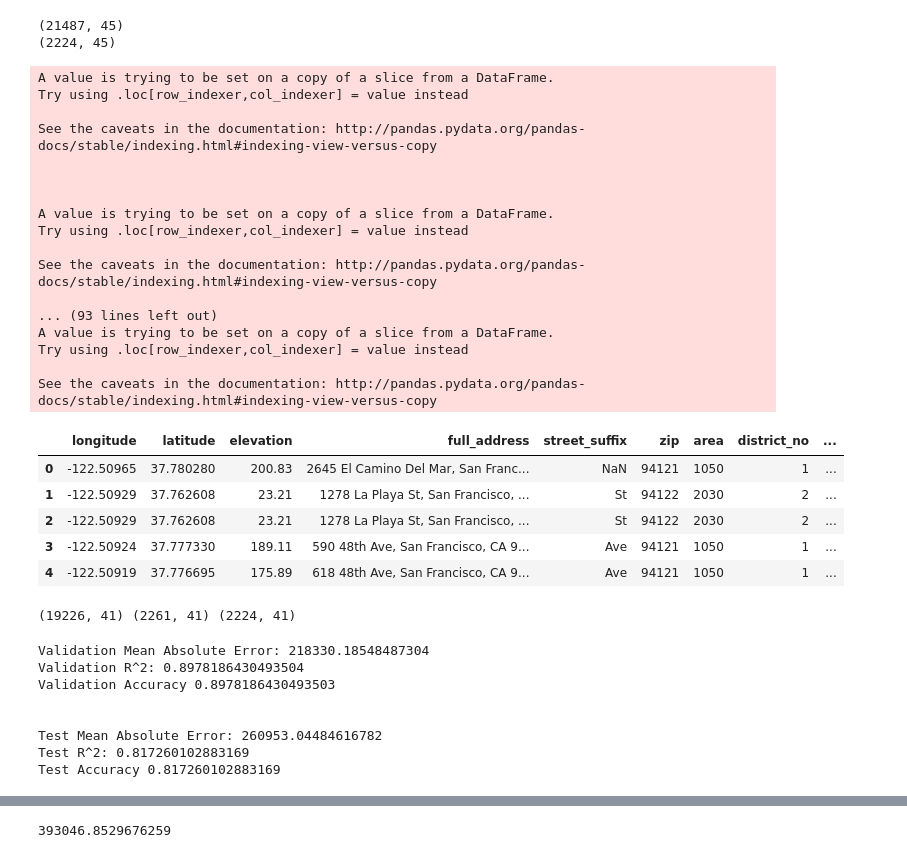
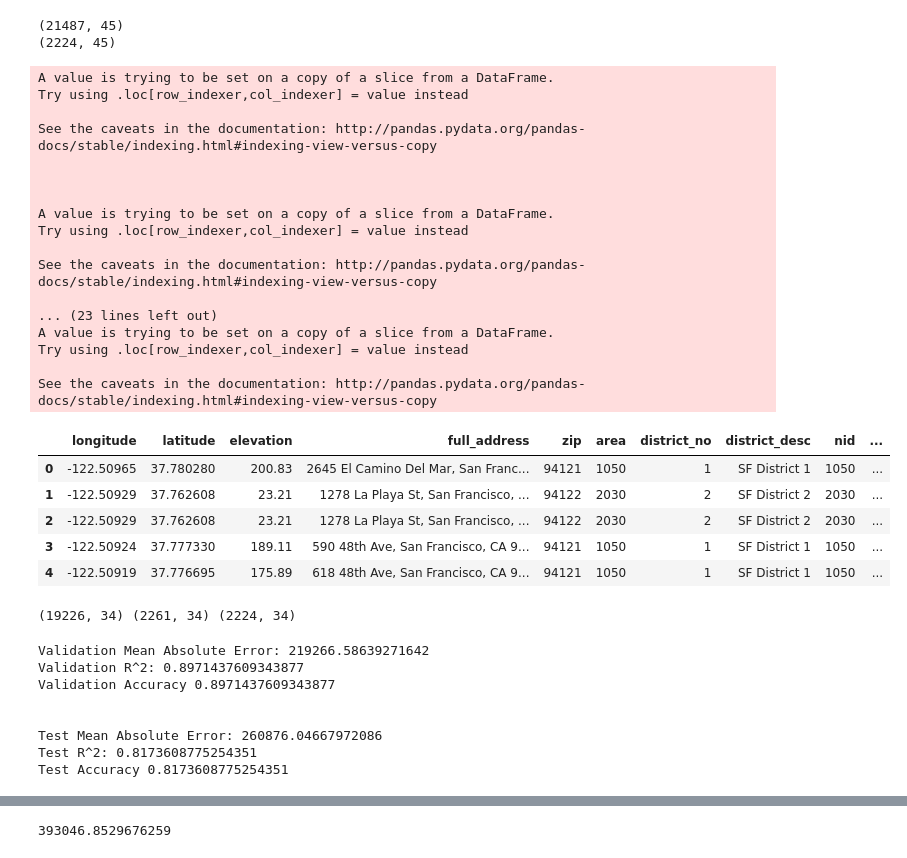
Before and after one commit to JimKing100/Jestimate, a Jupyter notebook: LR_Base.ipynb, the cells around one changed output, grey strips where cells are left out. Drawn from its saved outputs; the diff is of its cells as text; code cells hidden in the pictures.

```diff
--- a/LR_Base.ipynb
+++ b/LR_Base.ipynb
@@ -136,11 +136,6 @@ def engineer_features(X):
   temp = X[~X['elevation'].isna()].groupby(['nid'])['elevation'].mean()
   elev_dict = dict(temp)
   X['elevation'] = X.apply(lambda x: feature_calc(x['elevation'], x['nid'], elev_dict), axis=1)
-
-  # Engineer a cluster feature based on long/lat clusters
-  kmeans = KMeans(n_clusters=10, n_jobs=-1)
-  X['cluster'] = kmeans.fit_predict(X[['longitude', 'latitude']])
-  X['cluster'] = kmeans.predict(X[['longitude', 'latitude']])
 
   X['zip'] = X['zip'].astype(int)
 
@@ -199,41 +194,42 @@ def engineer_features(X):
 
   # Engineer a price_sf column
   X['price_sf'] = X['sale_price'] / X['sf']
 
   # Drop unneeded columns
-  unneeded_columns = ['sale_date', 'on_market_date', 'city', 'state', 'street_no', 'street_name']
+  unneeded_columns = ['sale_date', 'on_market_date', 'city', 'state', 'street_no', 'street_name', 'street_suffix',
+                      'day_on_market', 'month_on_market', 'year_on_market', 'day_sold', 'month_sold']
   X = X.drop(columns=unneeded_columns)
 
   return X
 
 train = engineer_features(train)
 test = engineer_features(test)
 
 train.head()
 # %% [output]
 A value is trying to be set on a copy of a slice from a DataFrame.
 Try using .loc[row_indexer,col_indexer] = value instead
 
 See the caveats in the documentation: http://pandas.pydata.org/pandas-docs/stable/indexing.html#indexing-view-versus-copy
 
 
 
 A value is trying to be set on a copy of a slice from a DataFrame.
 Try using .loc[row_indexer,col_indexer] = value instead
 
 See the caveats in the documentation: http://pandas.pydata.org/pandas-docs/stable/indexing.html#indexing-view-versus-copy
 
-... (93 lines left out)
+... (23 lines left out)
 A value is trying to be set on a copy of a slice from a DataFrame.
 Try using .loc[row_indexer,col_indexer] = value instead
 
 See the caveats in the documentation: http://pandas.pydata.org/pandas-docs/stable/indexing.html#indexing-view-versus-copy
-|  | longitude | latitude | elevation | full_address | street_suffix | zip | area | district_no | ... |
-| 0 | -122.50965 | 37.780280 | 200.83 | 2645 El Camino Del Mar, San Franc... | NaN | 94121 | 1050 | 1 | ... |
-| 1 | -122.50929 | 37.762608 | 23.21 | 1278 La Playa St, San Francisco, ... | St | 94122 | 2030 | 2 | ... |
-| 2 | -122.50929 | 37.762608 | 23.21 | 1278 La Playa St, San Francisco, ... | St | 94122 | 2030 | 2 | ... |
-| 3 | -122.50924 | 37.777330 | 189.11 | 590 48th Ave, San Francisco, CA 9... | Ave | 94121 | 1050 | 1 | ... |
-| 4 | -122.50919 | 37.776695 | 175.89 | 618 48th Ave, San Francisco, CA 9... | Ave | 94121 | 1050 | 1 | ... |
+|  | longitude | latitude | elevation | full_address | zip | area | district_no | district_desc | nid | ... |
+| 0 | -122.50965 | 37.780280 | 200.83 | 2645 El Camino Del Mar, San Franc... | 94121 | 1050 | 1 | SF District 1 | 1050 | ... |
+| 1 | -122.50929 | 37.762608 | 23.21 | 1278 La Playa St, San Francisco, ... | 94122 | 2030 | 2 | SF District 2 | 2030 | ... |
+| 2 | -122.50929 | 37.762608 | 23.21 | 1278 La Playa St, San Francisco, ... | 94122 | 2030 | 2 | SF District 2 | 2030 | ... |
+| 3 | -122.50924 | 37.777330 | 189.11 | 590 48th Ave, San Francisco, CA 9... | 94121 | 1050 | 1 | SF District 1 | 1050 | ... |
+| 4 | -122.50919 | 37.776695 | 175.89 | 618 48th Ave, San Francisco, CA 9... | 94121 | 1050 | 1 | SF District 1 | 1050 | ... |
 # %%
 # Train
 cutoff = 2017
@@ -242,7 +238,7 @@ train = temp[temp['year_sold'] < 2017]
 val  = temp[temp['year_sold'] >= 2017]
 print(train.shape, val.shape, test.shape)
 # %% [output]
-(19226, 41) (2261, 41) (2224, 41)
+(19226, 34) (2261, 34) (2224, 34)
 # %%
 # Encode and fit a linear regression model
 
@@ -286,14 +282,14 @@ print('Test R^2:', test_r2)
 print ('Test Accuracy', pipeline.score(X_test, y_test))
 print('\n')
 # %% [output]
-Validation Mean Absolute Error: 218330.18548487304
-Validation R^2: 0.8978186430493504
-Validation Accuracy 0.8978186430493503
+Validation Mean Absolute Error: 219266.58639271642
+Validation R^2: 0.8971437609343877
+Validation Accuracy 0.8971437609343877
 
 
-Test Mean Absolute Error: 260953.04484616782
-Test R^2: 0.817260102883169
-Test Accuracy 0.817260102883169
+Test Mean Absolute Error: 260876.04667972086
+Test R^2: 0.8173608775254351
+Test Accuracy 0.8173608775254351
 # %%
 X_train.head()
 # %% [output]
```
Also changed, not shown: parts of 8 cells of this notebook.
